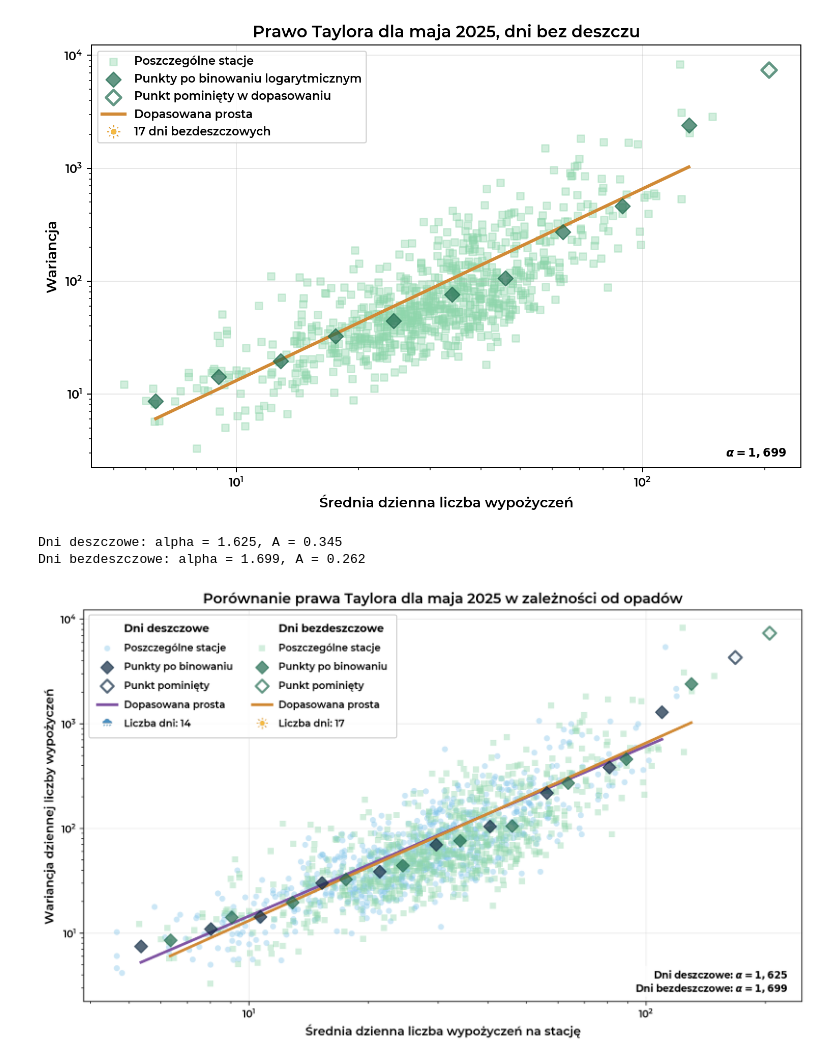
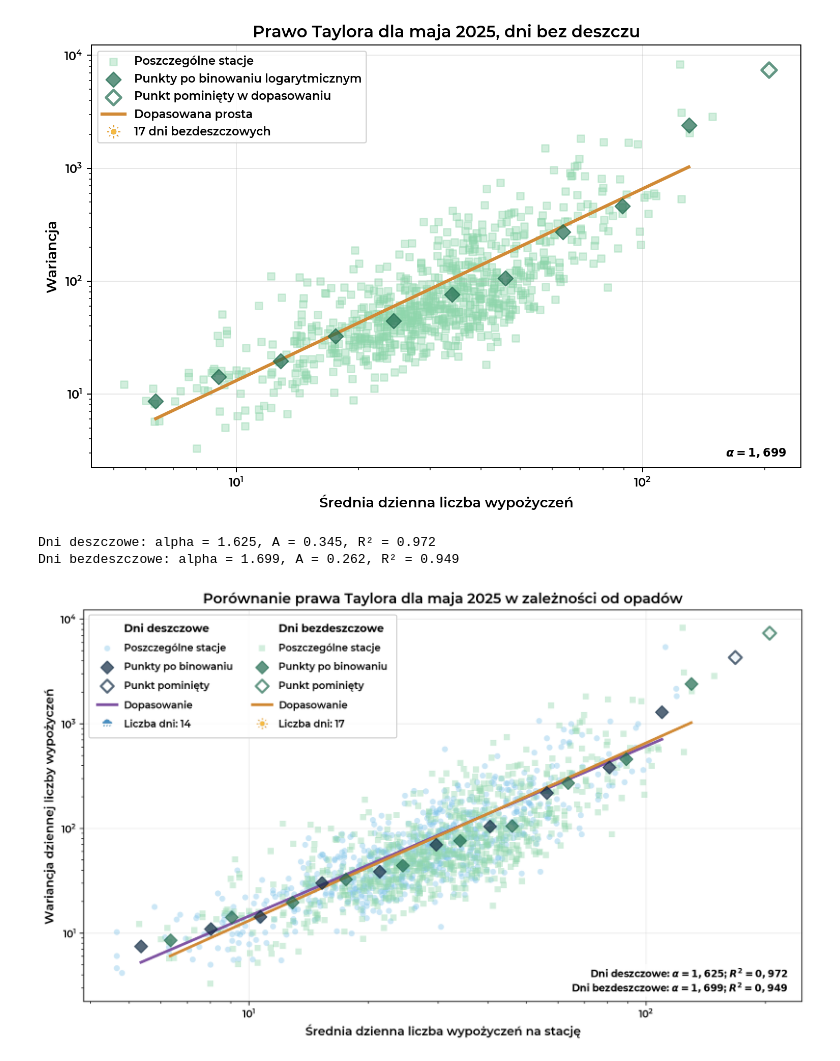
Before and after one commit to ArturWerys/london-bike-network-analysis, a Jupyter notebook: notebooks_made_by_me/may_weather/taylors_law_may_2025_weather.ipynb, the cells around one changed output. Cells and saved outputs as stored; diff of their text form; code cells hidden in the pictures.

```diff
--- a/notebooks_made_by_me/may_weather/taylors_law_may_2025_weather.ipynb
+++ b/notebooks_made_by_me/may_weather/taylors_law_may_2025_weather.ipynb
@@ -44,6 +44,16 @@ def _apply_project_plot_style():
             return
 
 _apply_project_plot_style()
+
+for path in [Path.cwd(), *Path.cwd().parents]:
+    if (path / "log_binning_aw.py").is_file():
+        if str(path) not in sys.path:
+            sys.path.insert(0, str(path))
+        break
+else:
+    raise FileNotFoundError("Could not find log_binning_aw.py")
+
+from log_binning_aw import log_binning_aw
 # %%
 def find_project_root(start=None):
     current = Path.cwd() if start is None else Path(start)
@@ -432,6 +463,13 @@ y = np.log(variance_log[:-1])
 
 alpha, log_A = np.polyfit(x, y, 1)
 A = np.exp(log_A)
+
+# Ocena jakości dopasowania w skali logarytmicznej
+y_pred = alpha * x + log_A
+ss_res = np.sum((y - y_pred)**2)
+ss_tot = np.sum((y - np.mean(y))**2)
+r_squared = 1 - ss_res / ss_tot
+r_squared_str = f"{r_squared:.3f}".replace(".", ",")
 
 # Generowanie punktów dopasowanej funkcji
 x_fit = np.geomspace(min(mean_log[:-1]), max(mean_log[:-1]), 100)
@@ -537,7 +575,9 @@ datasets = {
 
 # Wykres
 fig, ax = plt.subplots(figsize=(10, 6))
+
 alpha_values = {}
+r_squared_values = {}
 
 # Analiza obu grup
 for weather, config in datasets.items():
@@ -558,8 +598,18 @@ for weather, config in datasets.items():
     y = np.log(variance_log[:-1])
 
     alpha, log_A = np.polyfit(x, y, 1)
+    A = np.exp(log_A)
+
     alpha_values[weather] = alpha
-    A = np.exp(log_A)
+
+    # Ocena jakości dopasowania w skali logarytmicznej
+    y_pred = alpha * x + log_A
+
+    ss_res = np.sum((y - y_pred)**2)
+    ss_tot = np.sum((y - np.mean(y))**2)
+
+    r_squared = 1 - ss_res / ss_tot
+    r_squared_values[weather] = r_squared
 
     # Generowanie punktów dopasowanej funkcji
     x_fit = np.geomspace(
@@ -609,9 +659,6 @@ for weather, config in datasets.items():
         label=f"Punkt pominięty - {label.lower()}"
     )
 
-    # Formatowanie wykładnika alfa
-    alpha_str = f"{alpha:.3f}".replace(".", ",")
-
     # Dopasowana funkcja potęgowa
     ax.plot(
         x_fit,
@@ -623,7 +670,10 @@ for weather, config in datasets.items():
     )
 
     # Wyniki dopasowania
-    print(f"{label}: alpha = {alpha:.3f}, A = {A:.3f}")
+    print(
+        f"{label}: alpha = {alpha:.3f}, "
+        f"A = {A:.3f}, R² = {r_squared:.3f}"
+    )
 
 
 # Skala logarytmiczna
@@ -635,7 +685,7 @@ ax.set_xlabel("Średnia dzienna liczba wypożyczeń na stację")
 ax.set_ylabel("Wariancja dziennej liczby wypożyczeń")
 
 ax.set_title(
-    "Porównanie prawa Taylora dla maja 2025 w zależności od opadów",
+    "Porównanie prawa Taylora dla maja 2025 w zależności od opadów"
 )
 
 # Siatka
@@ -643,20 +693,30 @@ ax.set_axisbelow(True)
 ax.grid(alpha=0.25)
 
 
-# Współczynniki alfa w prawym dolnym rogu
+# Współczynniki alfa i R² w prawym dolnym rogu
 alpha_rainy_str = f"{alpha_values['rainy']:.3f}".replace(".", ",")
 alpha_non_rainy_str = f"{alpha_values['non_rainy']:.3f}".replace(".", ",")
+
+r_squared_rainy_str = f"{r_squared_values['rainy']:.3f}".replace(".", ",")
+r_squared_non_rainy_str = f"{r_squared_values['non_rainy']:.3f}".replace(".", ",")
+
 ax.text(
     0.98, 0.02,
-    fr"Dni deszczowe: $\alpha = {alpha_rainy_str}$" + "\n" +
-    fr"Dni bezdeszczowe: $\alpha = {alpha_non_rainy_str}$",
+    fr"Dni deszczowe: $\alpha = {alpha_rainy_str}$; $R^2 = {r_squared_rainy_str}$" + "\n" +
+    fr"Dni bezdeszczowe: $\alpha = {alpha_non_rainy_str}$; $R^2 = {r_squared_non_rainy_str}$",
     transform=ax.transAxes,
     ha="right",
     va="bottom",
     fontsize=9,
     fontweight="bold",
-    bbox=dict(facecolor="white", edgecolor="none", alpha=0.75, pad=3),
+    bbox=dict(
+        facecolor="white",
+        edgecolor="none",
+        alpha=0.75,
+        pad=3
+    ),
 )
+
 
 # LEGENDA
 
@@ -675,9 +735,7 @@ def short_label(label):
     elif label.startswith("Punkt pominięty"):
         return "Punkt pominięty"
     elif label.startswith("Dopasowana prosta"):
-        return "Dopasowana prosta"
-    elif ":" in label:
-        return "Dopasowanie: " + label.split(":", 1)[1].strip()
+        return "Dopasowanie"
     return label
 
 
@@ -714,34 +772,33 @@ non_rainy_entries.append(
 
 # Połączenie kolumn
 legend_entries = rainy_entries + non_rainy_entries
 
 legend_handles = [h for h, _ in legend_entries]
 legend_labels = [l for _, l in legend_entries]
 
 # Jedna legenda z dwiema kolumnami
-# Jedna legenda z dwiema kolumnami
 legend = ax.legend(
     legend_handles,
     legend_labels,
     loc="upper left",
     ncol=2,
     fontsize=9,
     columnspacing=2,
     labelspacing=0.9,
     handletextpad=0.7,
     borderpad=0.9,
     framealpha=0.9,
     handler_map={SVGIcon: HandlerSVGIcon()}
 )
 
 # Pogrubienie nagłówków obu kolumn
 for i in [0, len(rainy_entries)]:
     legend.get_texts()[i].set_fontweight("bold")
     legend.get_texts()[i].set_fontsize(10)
 
 plt.tight_layout()
 plt.show()
 # %% [output]
-Dni deszczowe: alpha = 1.625, A = 0.345
-Dni bezdeszczowe: alpha = 1.699, A = 0.262
+Dni deszczowe: alpha = 1.625, A = 0.345, R² = 0.972
+Dni bezdeszczowe: alpha = 1.699, A = 0.262, R² = 0.949
-[figure, old version]
+[figure, new version]
```
Also changed, not shown: parts of 3 cells of this notebook, 14 other files.
